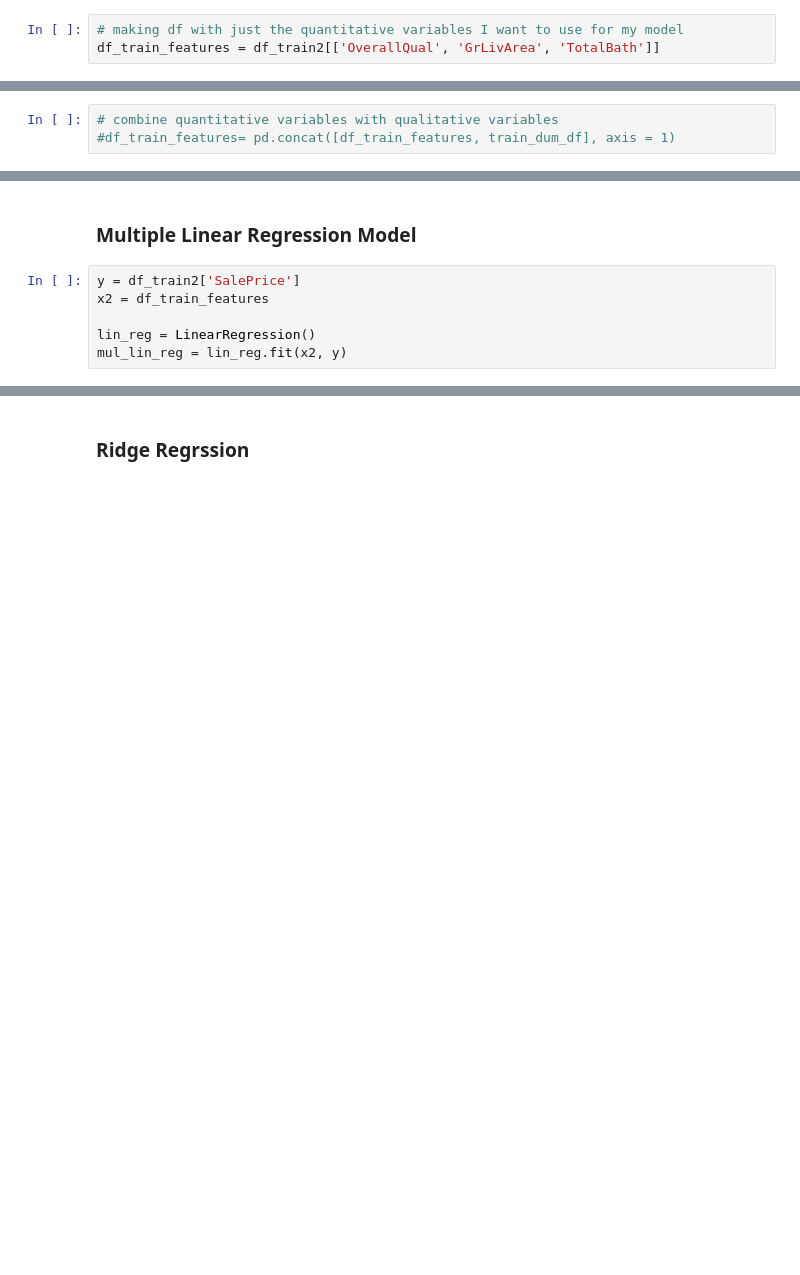
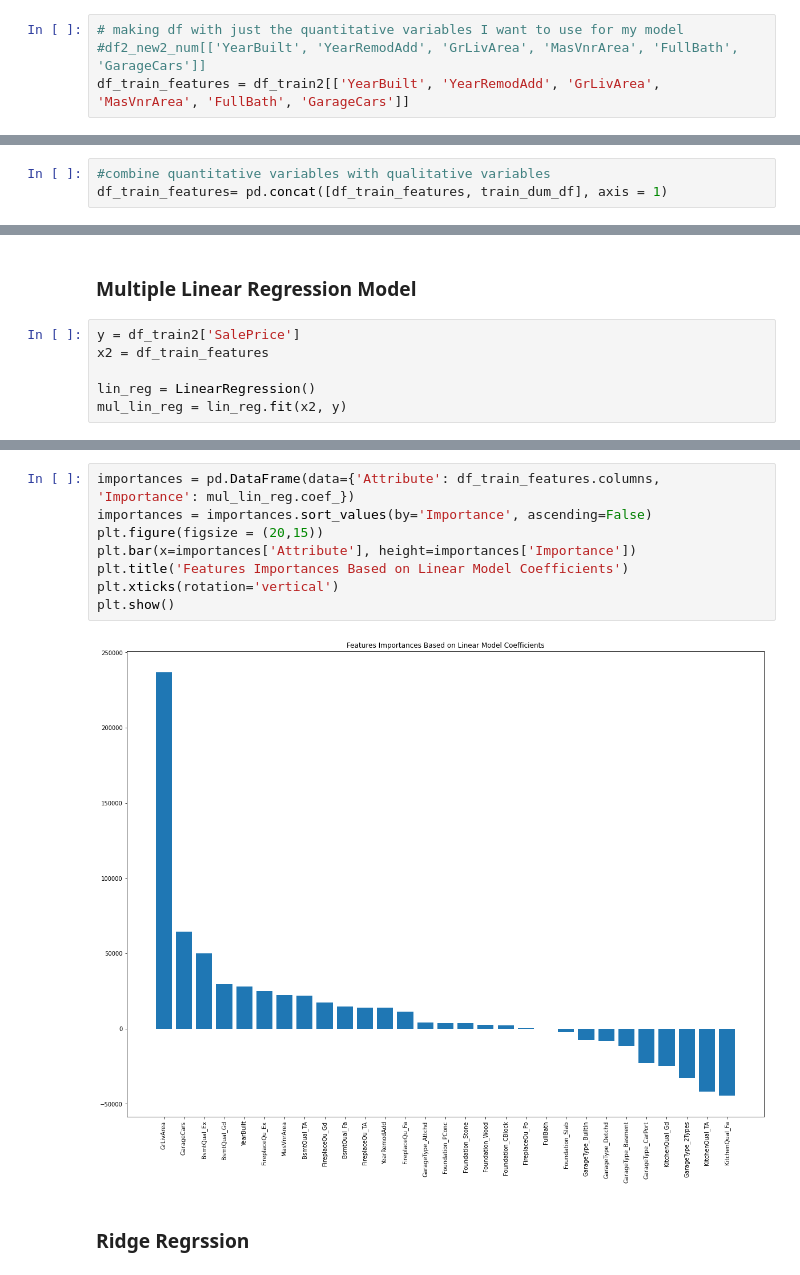
Before and after one commit to erinmcmahon26/Housing-Prices-Regression, a Jupyter notebook: Housing_Prices_Regression.ipynb, the cells around one changed output, grey strips where cells are left out. Cells and saved outputs as stored; diff of their text form; blank space fills up the shorter version.

```diff
--- a/Housing_Prices_Regression.ipynb
+++ b/Housing_Prices_Regression.ipynb
@@ -273,5 +269,6 @@ sns.scatterplot(x='GrLivArea', y='SalePrice', hue='OverallQual', data=df_train2)
 [figure]
 # %%
 # making df with just the quantitative variables I want to use for my model
-df_train_features = df_train2[['OverallQual', 'GrLivArea', 'TotalBath']]
+#df2_new2_num[['YearBuilt', 'YearRemodAdd', 'GrLivArea', 'MasVnrArea', 'FullBath', 'GarageCars']]
+df_train_features = df_train2[['YearBuilt', 'YearRemodAdd', 'GrLivArea', 'MasVnrArea', 'FullBath', 'GarageCars']]
 # %%
@@ -396,3 +423,3 @@ train_dum_df.head()
 # %%
-# combine quantitative variables with qualitative variables
-#df_train_features= pd.concat([df_train_features, train_dum_df], axis = 1)
+#combine quantitative variables with qualitative variables
+df_train_features= pd.concat([df_train_features, train_dum_df], axis = 1)
@@ -636,3 +598,13 @@ strong multicollinearity or other numerical problems.
+# %%
+importances = pd.DataFrame(data={'Attribute': df_train_features.columns, 'Importance': mul_lin_reg.coef_})
+importances = importances.sort_values(by='Importance', ascending=False)
+plt.figure(figsize = (20,15))
+plt.bar(x=importances['Attribute'], height=importances['Importance'])
+plt.title('Features Importances Based on Linear Model Coefficients')
+plt.xticks(rotation='vertical')
+plt.show()
+# %% [output]
+[figure, added]
 # %% [markdown]
 ### Ridge Regrssion
 # %%
```
Also changed, not shown: parts of 50 cells of this notebook.
